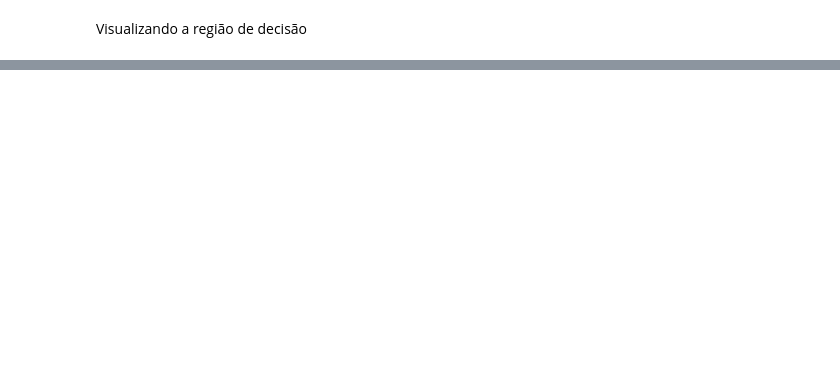
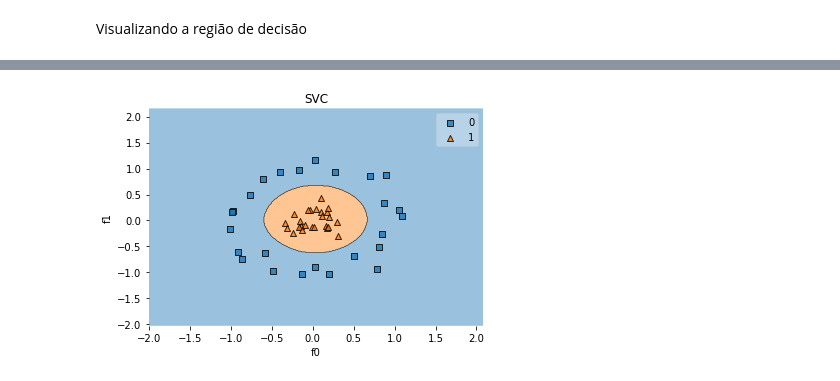
Before and after one commit to walbermr/monitoria-ml, a Jupyter notebook: 8-svm.ipynb, the cells around one changed output, grey strips where cells are left out. Cells and saved outputs as stored; diff of their text form; code cells hidden in the pictures; blank space fills up the shorter version.

```diff
--- a/8-svm.ipynb
+++ b/8-svm.ipynb
@@ -231,0 +273,10 @@ show_decision_region(
+# %%
+show_decision_region(
+    X,
+    y,
+    model,
+    "f0",
+    "f1"
+)
+# %% [output]
+[figure, added]
```
Also changed, not shown: parts of 5 cells of this notebook.
